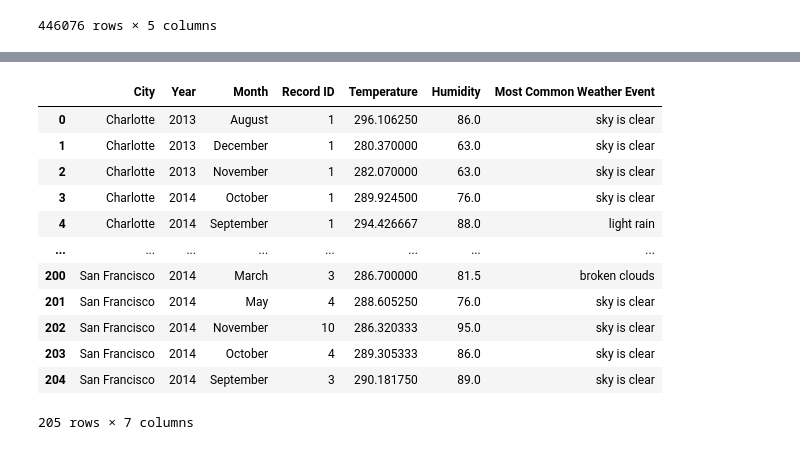
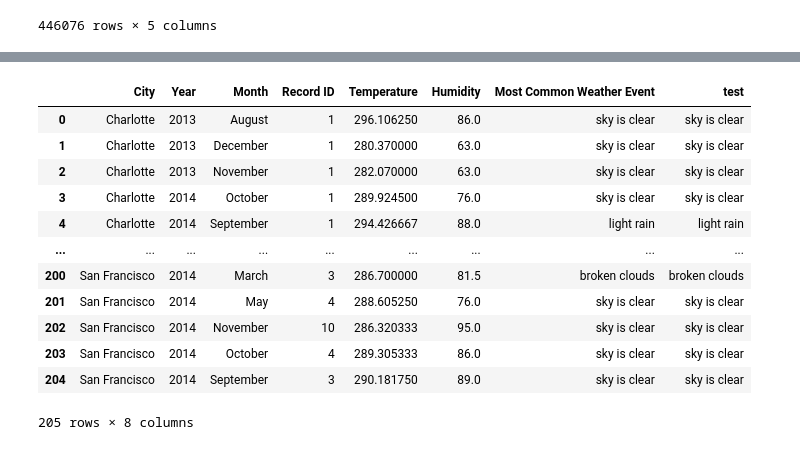
Before and after one commit to marinotem/project-2, a Jupyter notebook: data_cleaning.ipynb, the cells around one changed output, grey strips where cells are left out. Saved outputs shown, nothing was run; the diff lists cells and outputs as text; code cells hidden in the pictures.

```diff
--- a/data_cleaning.ipynb
+++ b/data_cleaning.ipynb
@@ -257,3 +234,0 @@ humidity_clean_df = humidity_clean_df.groupby(['City','month', 'year'],as_index=
-# %%
-weather_event_clean_df = weather_event_clean_df.groupby(['City','month', 'year'],as_index=False)['Weather Event'].agg(pd.Series.mode)
-weather_event_clean_df
@@ -273,0 +235,5 @@ weather_event_clean_df
+# %%
+# getting the mode for most common weather events as it is a string
+#split on column and take first value
+weather_event_cleanest_df = weather_event_clean_df.groupby(['City','Month', 'Year'],as_index=False)['Most Common Weather Event'].agg(pd.Series.mode)
+weather_event_cleanest_df
@@ -273,0 +254,4 @@ weather_event_clean_df
+# %%
+#changing to string type and checking values
+weather_event_cleanest_df['Most Common Weather Event'] = weather_event_cleanest_df['Most Common Weather Event'].astype(str)
+weather_event_cleanest_df['Most Common Weather Event'].value_counts()
@@ -273,0 +274,3 @@ weather_event_clean_df
+# %%
+# removing square brackets from items in list in column where there were multiple modes
+weather_event_cleanest_df.loc[:, 'test'] = weather_event_cleanest_df['Most Common Weather Event'].apply(lambda x: x.split("' '")[0].replace("['",""))
@@ -274,21 +318,21 @@ weather_event_clean_df
 # %%
-# homicide_weather_df = pd.merge(pd.merge(homicide_cleaner_df, temp_cleanest_df,on=['City','Month', 'Year']),weather_event_clean_df,on=['City','Month', 'Year'],humidity_clean_df,on=['City','Month', 'Year'])
-homicide_weather_df = pd.merge(homicide_cleaner_df, temp_cleanest_df, on=['City','Month', 'Year']).merge(humidity_clean_df, on=['City','Month', 'Year']).merge(weather_event_clean_df, on=['City','Month', 'Year'])
+# merging together the weather event df, temp df, humidity df and homicide dfs
+homicide_weather_df = pd.merge(homicide_cleaner_df, temp_cleanest_df, on=['City','Month', 'Year']).merge(humidity_clean_df, on=['City','Month', 'Year']).merge(weather_event_cleanest_df, on=['City','Month', 'Year'])
 homicide_weather_df
 # %% [output]
-|  | City | Year | Month | Record ID | Temperature | Humidity | Most Common Weather Event |
-| 0 | Charlotte | 2013 | August | 1 | 296.106250 | 86.0 | sky is clear |
-| 1 | Charlotte | 2013 | December | 1 | 280.370000 | 63.0 | sky is clear |
-| 2 | Charlotte | 2013 | November | 1 | 282.070000 | 63.0 | sky is clear |
-| 3 | Charlotte | 2014 | October | 1 | 289.924500 | 76.0 | sky is clear |
-| 4 | Charlotte | 2014 | September | 1 | 294.426667 | 88.0 | light rain |
-| ... | ... | ... | ... | ... | ... | ... | ... |
-| 200 | San Francisco | 2014 | March | 3 | 286.700000 | 81.5 | broken clouds |
-| 201 | San Francisco | 2014 | May | 4 | 288.605250 | 76.0 | sky is clear |
-| 202 | San Francisco | 2014 | November | 10 | 286.320333 | 95.0 | sky is clear |
-| 203 | San Francisco | 2014 | October | 4 | 289.305333 | 86.0 | sky is clear |
-| 204 | San Francisco | 2014 | September | 3 | 290.181750 | 89.0 | sky is clear |
+|  | City | Year | Month | Record ID | Temperature | Humidity | Most Common Weather Event | test |
+| 0 | Charlotte | 2013 | August | 1 | 296.106250 | 86.0 | sky is clear | sky is clear |
+| 1 | Charlotte | 2013 | December | 1 | 280.370000 | 63.0 | sky is clear | sky is clear |
+| 2 | Charlotte | 2013 | November | 1 | 282.070000 | 63.0 | sky is clear | sky is clear |
+| 3 | Charlotte | 2014 | October | 1 | 289.924500 | 76.0 | sky is clear | sky is clear |
+| 4 | Charlotte | 2014 | September | 1 | 294.426667 | 88.0 | light rain | light rain |
+| ... | ... | ... | ... | ... | ... | ... | ... | ... |
+| 200 | San Francisco | 2014 | March | 3 | 286.700000 | 81.5 | broken clouds | broken clouds |
+| 201 | San Francisco | 2014 | May | 4 | 288.605250 | 76.0 | sky is clear | sky is clear |
+| 202 | San Francisco | 2014 | November | 10 | 286.320333 | 95.0 | sky is clear | sky is clear |
+| 203 | San Francisco | 2014 | October | 4 | 289.305333 | 86.0 | sky is clear | sky is clear |
+| 204 | San Francisco | 2014 | September | 3 | 290.181750 | 89.0 | sky is clear | sky is clear |
-205 rows × 7 columns
+205 rows × 8 columns
 # %%
 # convert Temperature column from Kelvin to Fahrenheit
 homicide_weather_df["Temperature (F)"] = (homicide_weather_df["Temperature"]  - 273.15) * (9 / 5) + 32
```
Also changed, not shown: parts of 29 cells of this notebook, 1 other file.
